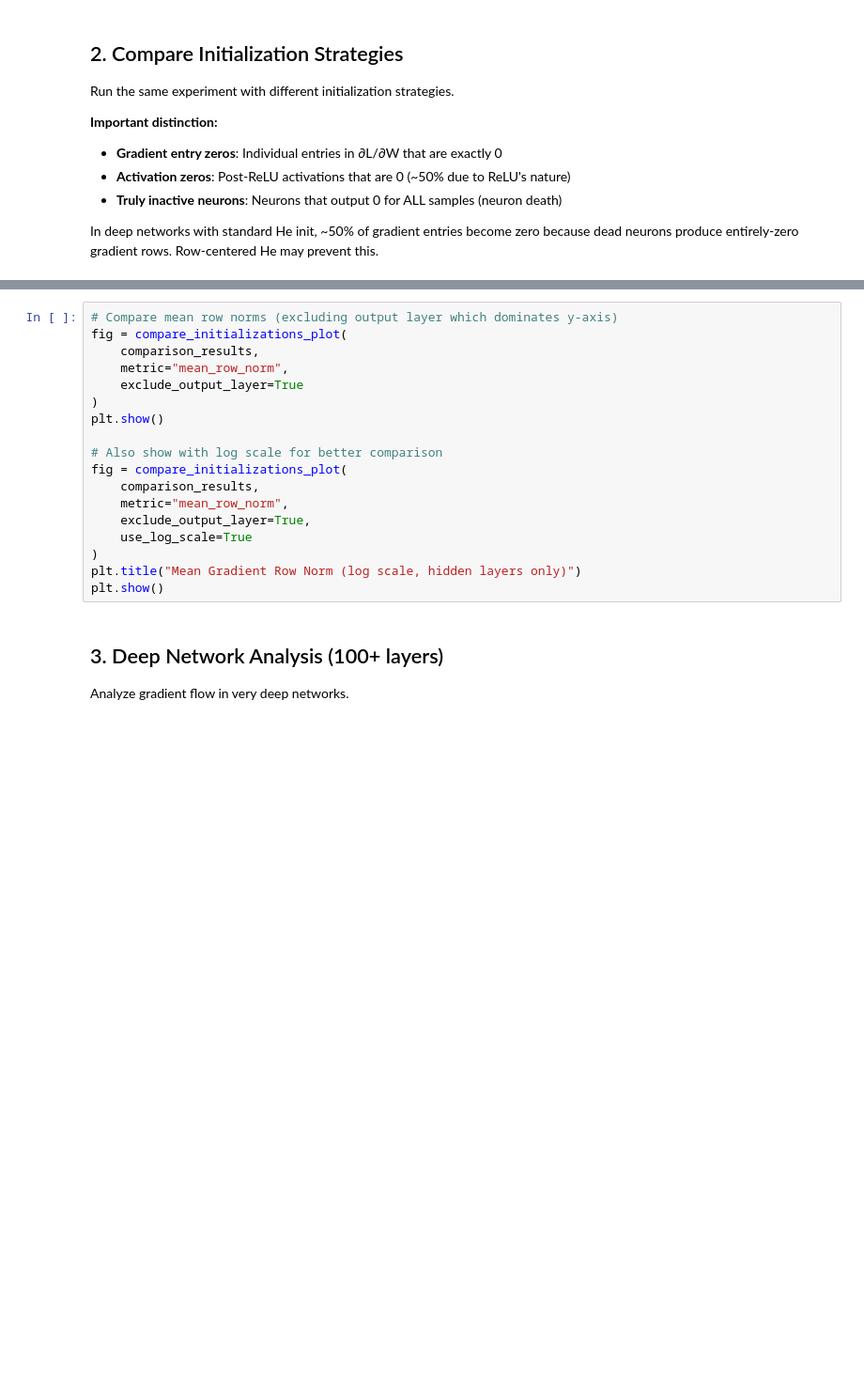
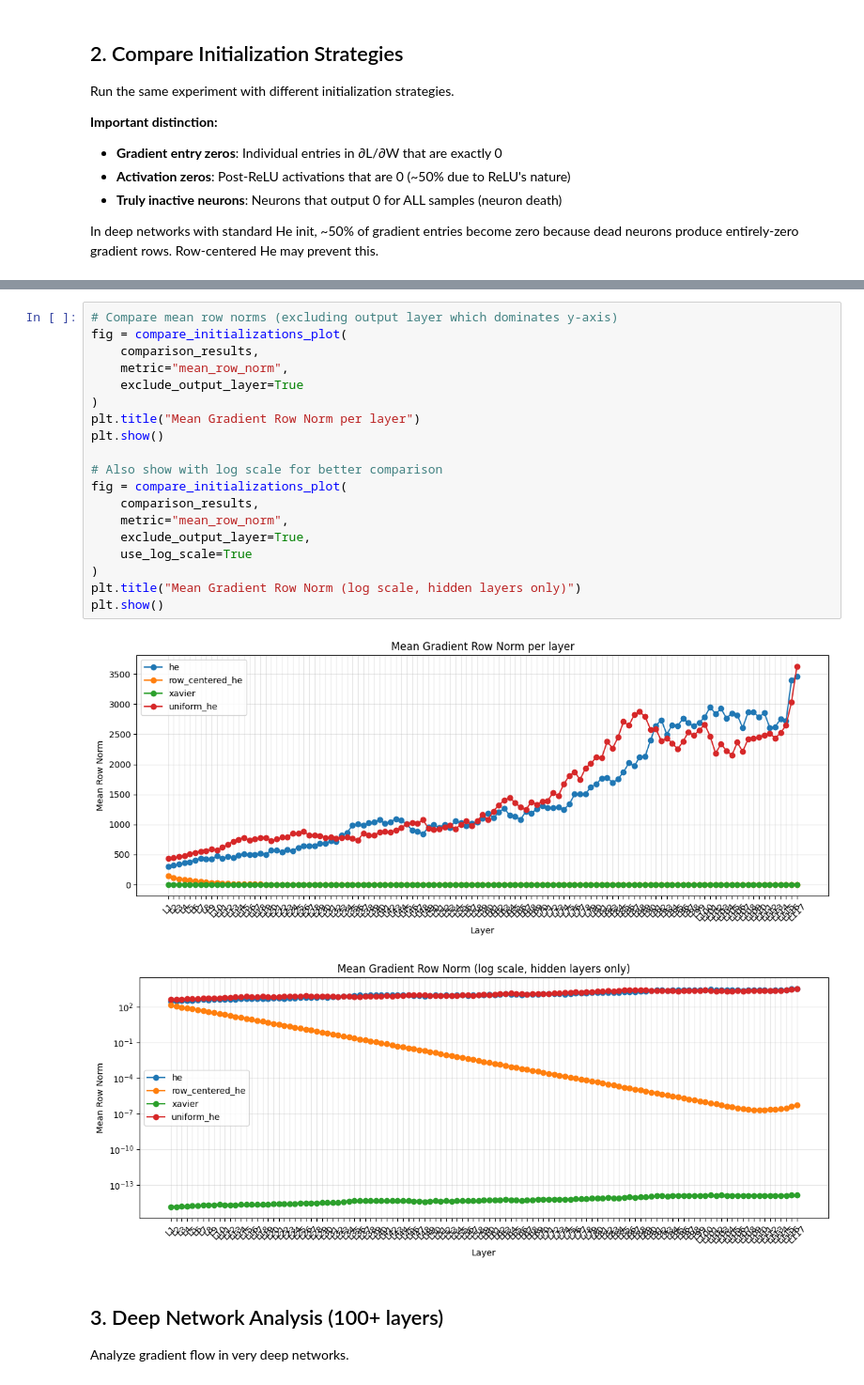
Before and after one commit to ItayOfer/deep-init-random-projections, a Jupyter notebook: notebooks/03_gradient_analysis.ipynb, the cells around one changed output, grey strips where cells are left out. Shown at 94% size. Saved outputs shown, nothing was run; the diff lists cells and outputs as text; blank space fills up the shorter version.

```diff
--- a/notebooks/03_gradient_analysis.ipynb
+++ b/notebooks/03_gradient_analysis.ipynb
@@ -192,21 +244,25 @@ plt.show()
 # %%
 # Compare mean row norms (excluding output layer which dominates y-axis)
 fig = compare_initializations_plot(
     comparison_results,
     metric="mean_row_norm",
     exclude_output_layer=True
 )
+plt.title("Mean Gradient Row Norm per layer")
 plt.show()
 
 # Also show with log scale for better comparison
 fig = compare_initializations_plot(
     comparison_results,
     metric="mean_row_norm",
     exclude_output_layer=True,
     use_log_scale=True
 )
 plt.title("Mean Gradient Row Norm (log scale, hidden layers only)")
 plt.show()
+# %% [output]
+[figure, added]
+[figure, added]
 # %% [markdown]
 ## 3. Deep Network Analysis (100+ layers)
 
```
Also changed, not shown: parts of 11 cells of this notebook.
